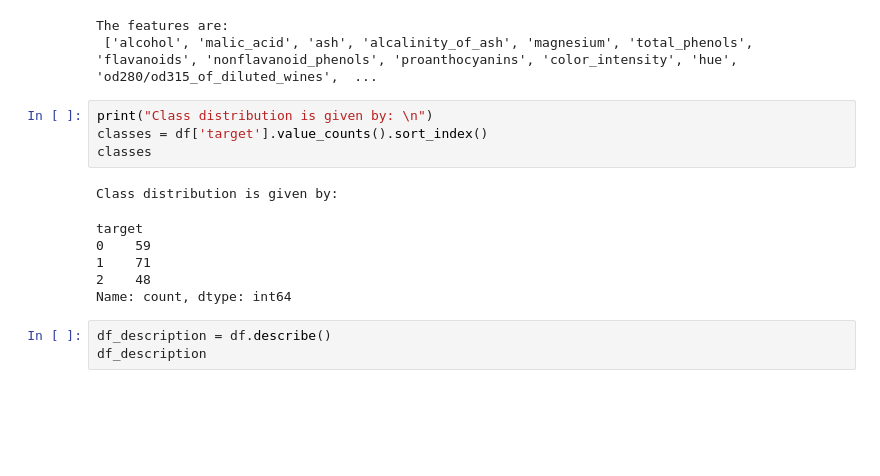
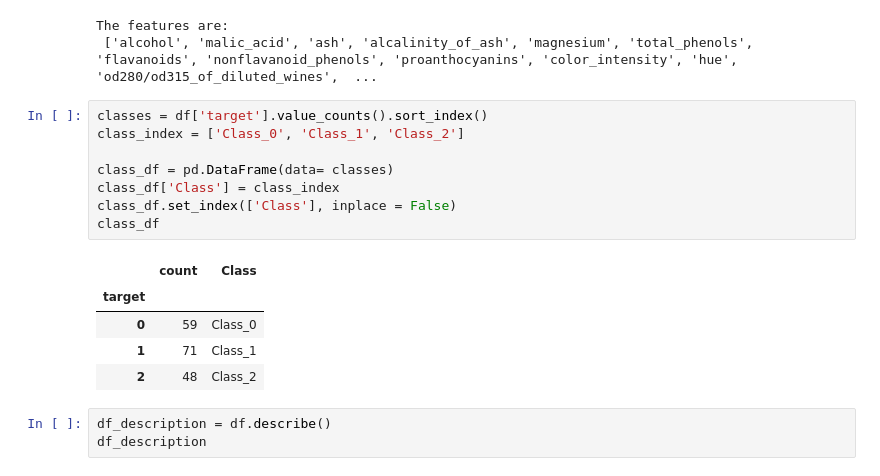
Before and after one commit to junaid9248/COSC-5610_Data-Mining, a Jupyter notebook: Assignment 3/assignment3.ipynb, the cells around one changed output. Drawn from its saved outputs; the diff is of its cells as text; blank space fills up the shorter version.

```diff
--- a/Assignment 3/assignment3.ipynb
+++ b/Assignment 3/assignment3.ipynb
@@ -64,17 +73,20 @@ print('The features are: \n' ,wine.feature_names)
 # %% [output]
 The features are:
  ['alcohol', 'malic_acid', 'ash', 'alcalinity_of_ash', 'magnesium', 'total_phenols', 'flavanoids', 'nonflavanoid_phenols', 'proanthocyanins', 'color_intensity', 'hue', 'od280/od315_of_diluted_wines',  ...
-# %%
-print("Class distribution is given by: \n")
-classes = df['target'].value_counts().sort_index()
-classes
-# %% [output]
-Class distribution is given by:
-target
-0    59
-1    71
-2    48
-Name: count, dtype: int64
+# %%
+classes = df['target'].value_counts().sort_index()
+class_index = ['Class_0', 'Class_1', 'Class_2']
+
+class_df = pd.DataFrame(data= classes)
+class_df['Class'] = class_index
+class_df.set_index(['Class'], inplace = False)
+class_df
+# %% [output]
+|  | count | Class |
+| target |  |  |
+| 0 | 59 | Class_0 |
+| 1 | 71 | Class_1 |
+| 2 | 48 | Class_2 |
 # %%
 df_description = df.describe()
 df_description
```
Also changed, not shown: parts of 14 cells of this notebook.
